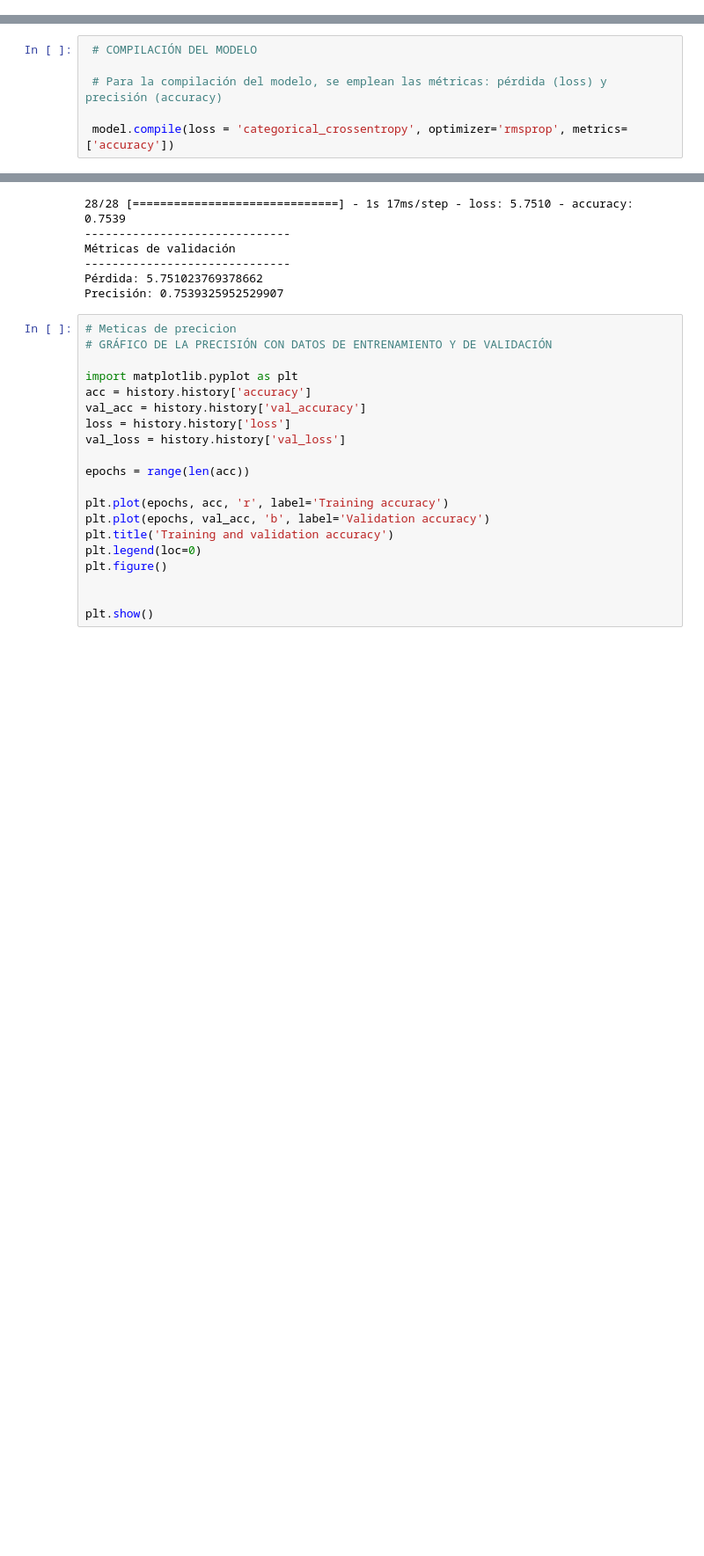
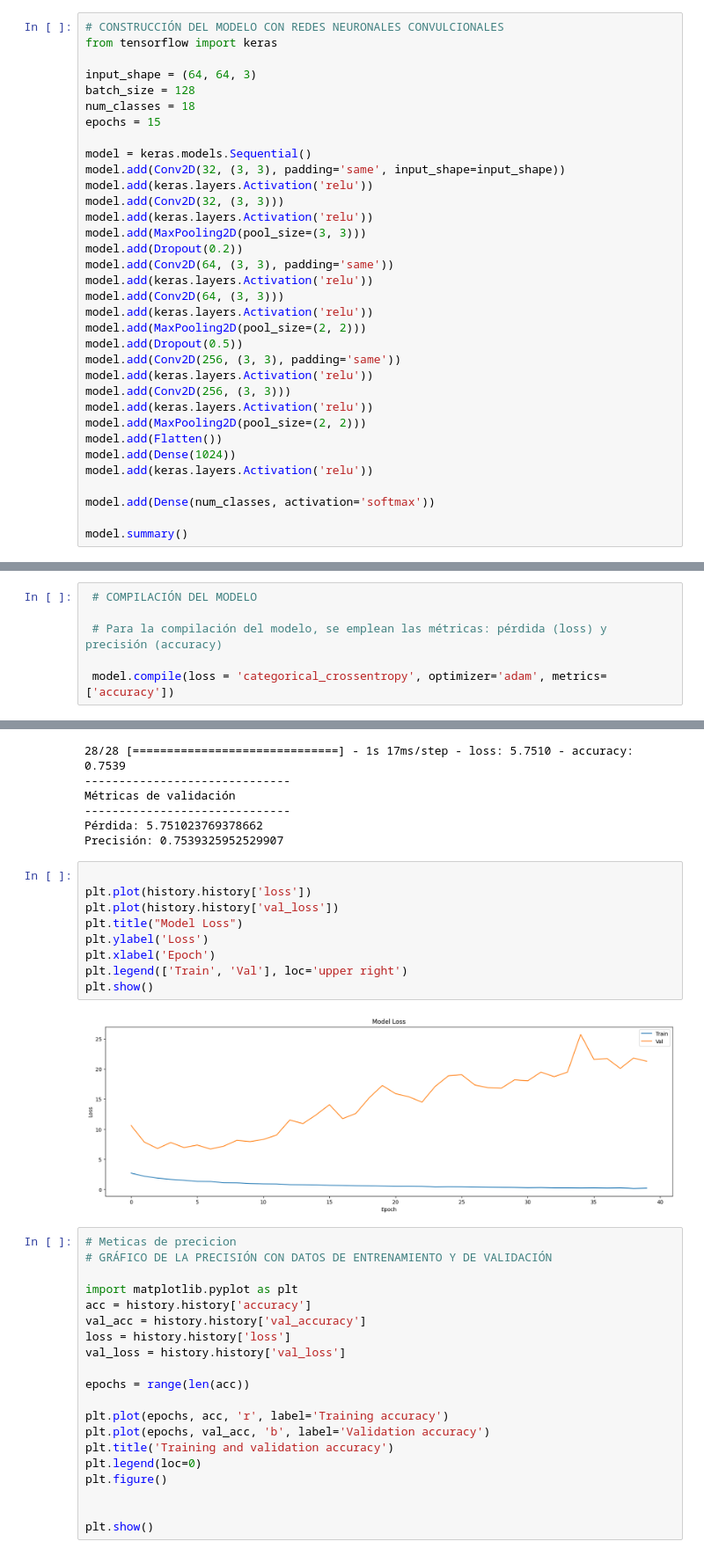
Before and after one commit to DenisFZelaya/PLN-ACT2, a Jupyter notebook: Act2/Actividad_2.ipynb, the cells around one changed output, grey strips where cells are left out. Shown at 88% size. Drawn from its saved outputs; the diff is of its cells as text; blank space fills up the shorter version.

```diff
--- a/Act2/Actividad_2.ipynb
+++ b/Act2/Actividad_2.ipynb
@@ -300,0 +331,34 @@ _________________________________________________________________
+# %%
+# CONSTRUCCIÓN DEL MODELO CON REDES NEURONALES CONVULCIONALES
+from tensorflow import keras
+
+input_shape = (64, 64, 3)
+batch_size = 128
+num_classes = 18
+epochs = 15
+
+model = keras.models.Sequential()
+model.add(Conv2D(32, (3, 3), padding='same', input_shape=input_shape))
+model.add(keras.layers.Activation('relu'))
+model.add(Conv2D(32, (3, 3)))
+model.add(keras.layers.Activation('relu'))
+model.add(MaxPooling2D(pool_size=(3, 3)))
+model.add(Dropout(0.2))
+model.add(Conv2D(64, (3, 3), padding='same'))
+model.add(keras.layers.Activation('relu'))
+model.add(Conv2D(64, (3, 3)))
+model.add(keras.layers.Activation('relu'))
+model.add(MaxPooling2D(pool_size=(2, 2)))
+model.add(Dropout(0.5))
+model.add(Conv2D(256, (3, 3), padding='same'))
+model.add(keras.layers.Activation('relu'))
+model.add(Conv2D(256, (3, 3)))
+model.add(keras.layers.Activation('relu'))
+model.add(MaxPooling2D(pool_size=(2, 2)))
+model.add(Flatten())
+model.add(Dense(1024))
+model.add(keras.layers.Activation('relu'))
+
+model.add(Dense(num_classes, activation='softmax'))
+
+model.summary()
@@ -303,7 +429,7 @@ _________________________________________________________________
 
  # Para la compilación del modelo, se emplean las métricas: pérdida (loss) y precisión (accuracy)
 
- model.compile(loss = 'categorical_crossentropy', optimizer='rmsprop', metrics=['accuracy'])
+ model.compile(loss = 'categorical_crossentropy', optimizer='adam', metrics=['accuracy'])
 # %%
 # ENTRENAMIENTO DE MODELO
 
@@ -347,6 +461,17 @@ Métricas de validación
 ------------------------------
 Pérdida: 5.751023769378662
 Precisión: 0.7539325952529907
+# %%
+
+plt.plot(history.history['loss'])
+plt.plot(history.history['val_loss'])
+plt.title("Model Loss")
+plt.ylabel('Loss')
+plt.xlabel('Epoch')
+plt.legend(['Train', 'Val'], loc='upper right')
+plt.show()
+# %% [output]
+[figure, added]
 # %%
 # Meticas de precicion
 # GRÁFICO DE LA PRECISIÓN CON DATOS DE ENTRENAMIENTO Y DE VALIDACIÓN
```
Also changed, not shown: parts of 21 cells of this notebook.
